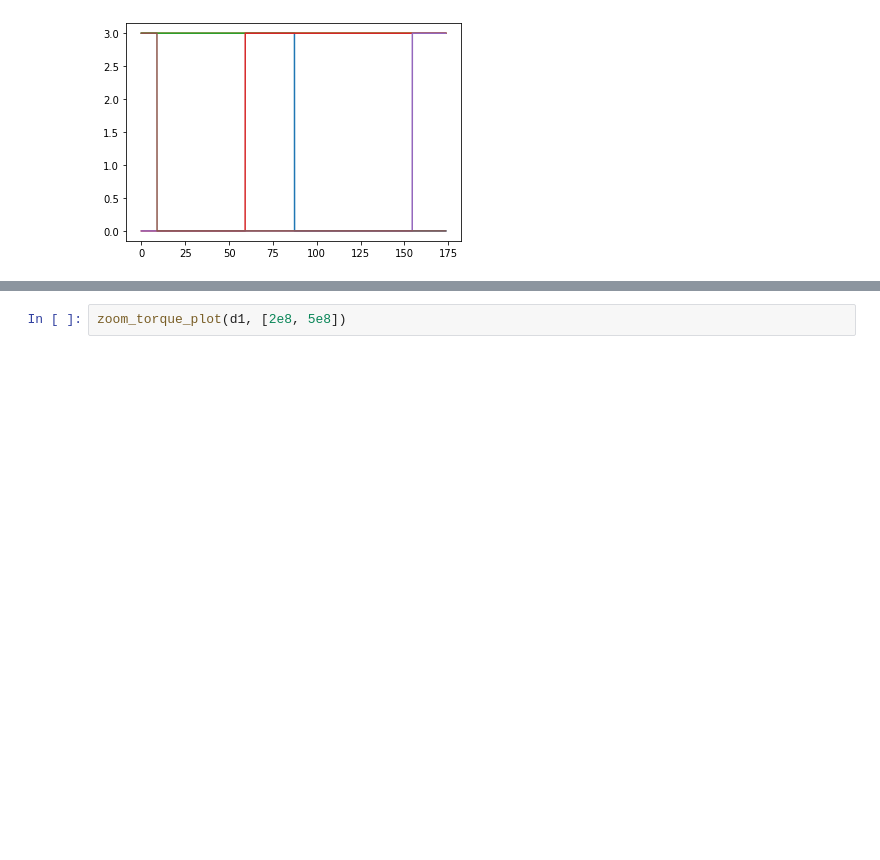
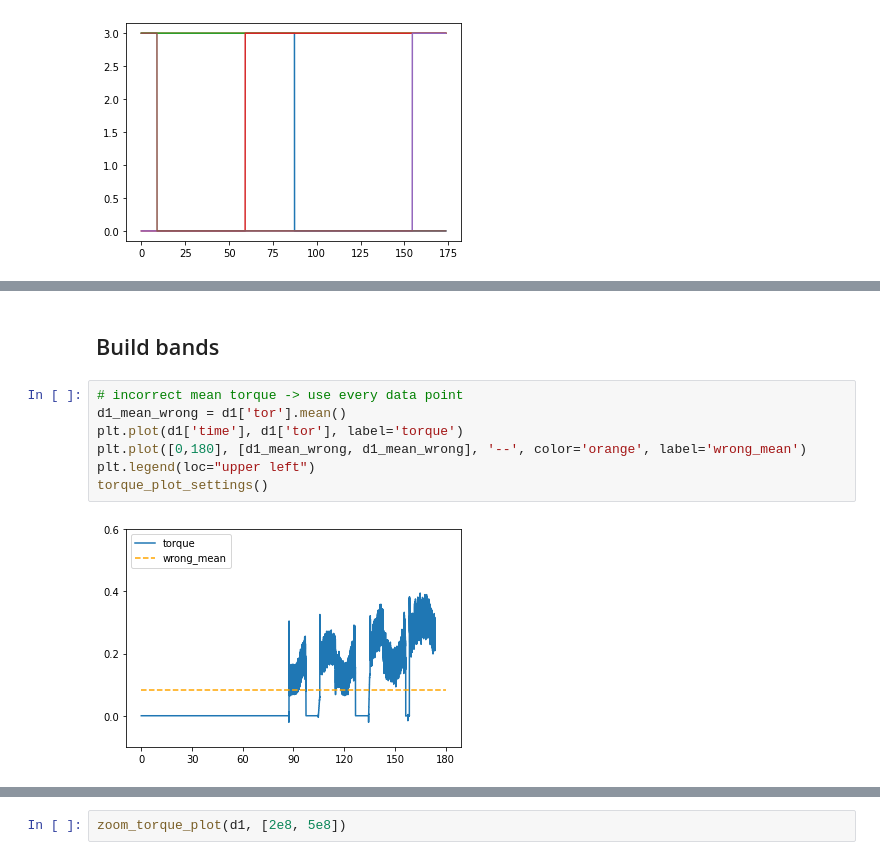
Before and after one commit to peeraponw/quick_move, a Jupyter notebook: merge.ipynb, the cells around one changed output, grey strips where cells are left out. Cells and saved outputs as stored; diff of their text form; blank space fills up the shorter version.

```diff
--- a/merge.ipynb
+++ b/merge.ipynb
@@ -312,0 +327,11 @@ plt.ylim([-0.1, 0.6])
+# %% [markdown]
+## Build bands
+# %%
+# incorrect mean torque -> use every data point
+d1_mean_wrong = d1['tor'].mean()
+plt.plot(d1['time'], d1['tor'], label='torque')
+plt.plot([0,180], [d1_mean_wrong, d1_mean_wrong], '--', color='orange', label='wrong_mean')
+plt.legend(loc="upper left")
+torque_plot_settings()
+# %% [output]
+[figure, added]
```
Also changed, not shown: parts of 16 cells of this notebook.
